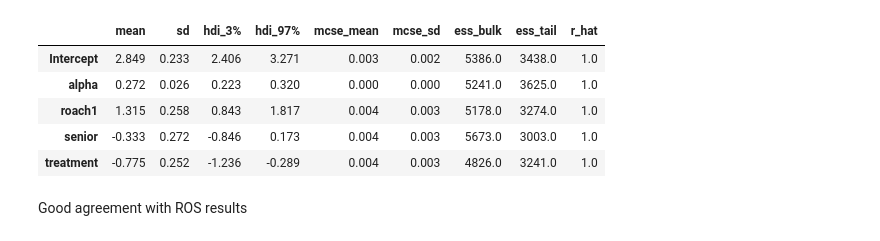
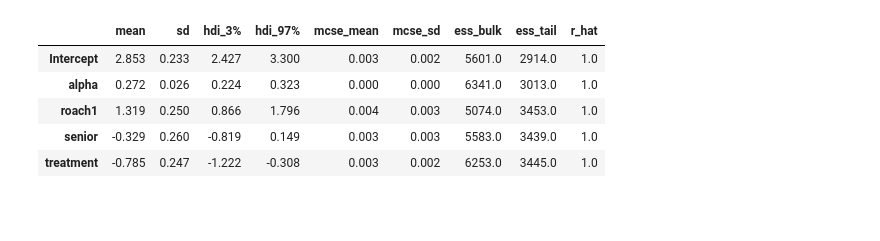
Before and after one commit to bambinos/bambi, a Jupyter notebook: docs/notebooks/count_roaches.ipynb, the cells around one changed output. Cells and saved outputs as stored; diff of their text form; code cells hidden in the pictures; blank space fills up the shorter version.

```diff
--- a/docs/notebooks/count_roaches.ipynb
+++ b/docs/notebooks/count_roaches.ipynb
@@ -15,5 +23,5 @@ from scipy.stats import nbinom
 # %%
-roaches = pd.read_csv("data/roaches.csv")
+roaches = pd.read_csv("data/roaches.csv", index_col=0)
 # rescale
 roaches["roach1"] = roaches["roach1"] / 100
 roaches.head()
@@ -54,7 +117,7 @@ In ROS they use neg binomial. 15.2
 # %%
 # bambi poisson model
-model = bmb.Model("y ~ roach1 + treatment  + senior + offset(log(exposure2))", family = "negativebinomial", data = roaches)
-results = model.fit()
+model_2 = bmb.Model("y ~ roach1 + treatment  + senior + offset(log(exposure2))", family = "negativebinomial", data = roaches)
+idata_2 = model_2.fit()
 # %% [output]
 Auto-assigning NUTS sampler...
 Initializing NUTS using jitter+adapt_diag...
@@ -67,11 +130,9 @@ Sampling 4 chains for 1_000 tune and 1_000 draw iterations (4_000 + 4_000 draws
 # %%
-az.summary(results)
+az.summary(idata_2)
 # %% [output]
 |  | mean | sd | hdi_3% | hdi_97% | mcse_mean | mcse_sd | ess_bulk | ess_tail | r_hat |
-| Intercept | 2.849 | 0.233 | 2.406 | 3.271 | 0.003 | 0.002 | 5386.0 | 3438.0 | 1.0 |
-| alpha | 0.272 | 0.026 | 0.223 | 0.320 | 0.000 | 0.000 | 5241.0 | 3625.0 | 1.0 |
-| roach1 | 1.315 | 0.258 | 0.843 | 1.817 | 0.004 | 0.003 | 5178.0 | 3274.0 | 1.0 |
-| senior | -0.333 | 0.272 | -0.846 | 0.173 | 0.004 | 0.003 | 5673.0 | 3003.0 | 1.0 |
-| treatment | -0.775 | 0.252 | -1.236 | -0.289 | 0.004 | 0.003 | 4826.0 | 3241.0 | 1.0 |
+| Intercept | 2.853 | 0.233 | 2.427 | 3.300 | 0.003 | 0.002 | 5601.0 | 2914.0 | 1.0 |
+| alpha | 0.272 | 0.026 | 0.224 | 0.323 | 0.000 | 0.000 | 6341.0 | 3013.0 | 1.0 |
+| roach1 | 1.319 | 0.250 | 0.866 | 1.796 | 0.004 | 0.003 | 5074.0 | 3453.0 | 1.0 |
+| senior | -0.329 | 0.260 | -0.819 | 0.149 | 0.003 | 0.003 | 5583.0 | 3439.0 | 1.0 |
+| treatment | -0.785 | 0.247 | -1.222 | -0.308 | 0.003 | 0.002 | 6253.0 | 3445.0 | 1.0 |
-# %% [markdown]
-Good agreement with ROS results
```
Also changed, not shown: parts of 17 cells of this notebook.
